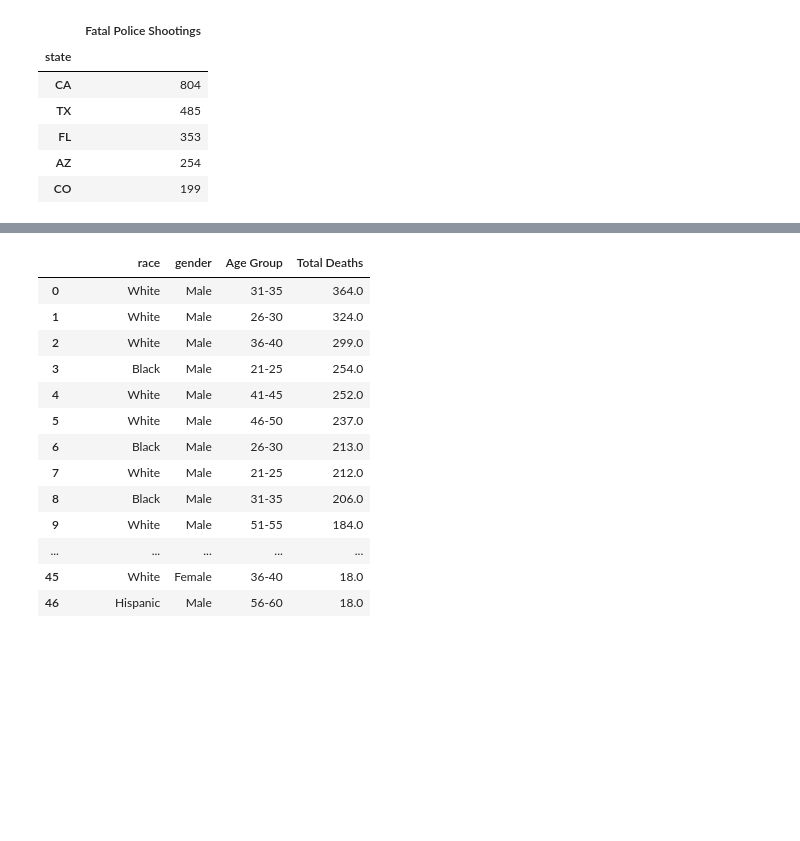
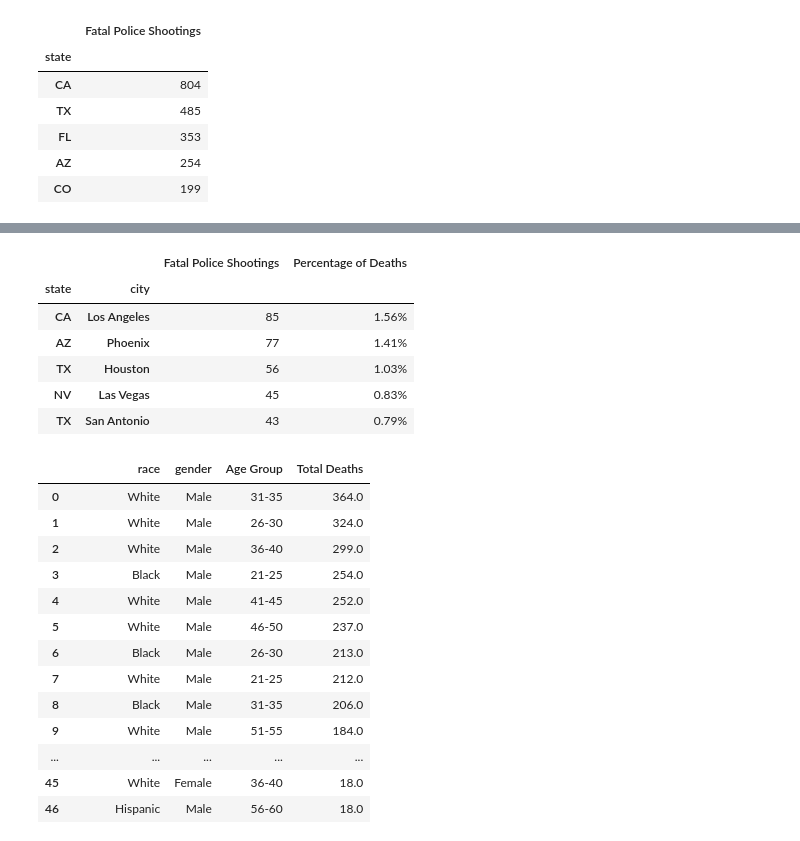
Before and after one commit to szerpa17/fatal-police-shootings, a Jupyter notebook: Brynn_demographic_data_exploration.ipynb, the cells around one changed output, grey strips where cells are left out. Drawn from its saved outputs; the diff is of its cells as text; code cells hidden in the pictures; blank space fills up the shorter version.

```diff
--- a/Brynn_demographic_data_exploration.ipynb
+++ b/Brynn_demographic_data_exploration.ipynb
@@ -344,3 +369,14 @@ state_dc.head(5)
+# %%
+city_state_dc.sort_values(by= 'Fatal Police Shootings', ascending= False, inplace= True)
+city_state_dc.head(5)
+# %% [output]
+|  |  | Fatal Police Shootings | Percentage of Deaths |
+| state | city |  |  |
+| CA | Los Angeles | 85 | 1.56% |
+| AZ | Phoenix | 77 | 1.41% |
+| TX | Houston | 56 | 1.03% |
+| NV | Las Vegas | 45 | 0.83% |
+| TX | San Antonio | 43 | 0.79% |
 # %%
 Brynn_project_df.insert(0, "Total Deaths", 0, True)
 top_demo = Brynn_project_df.groupby(["race", "gender", "Age Group"]).count()
```
Also changed, not shown: parts of 2 cells of this notebook.
